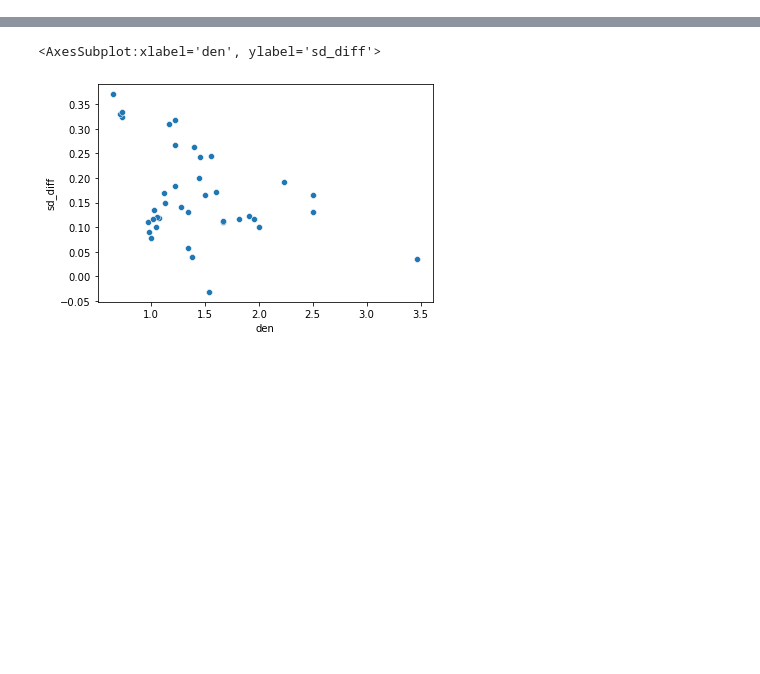
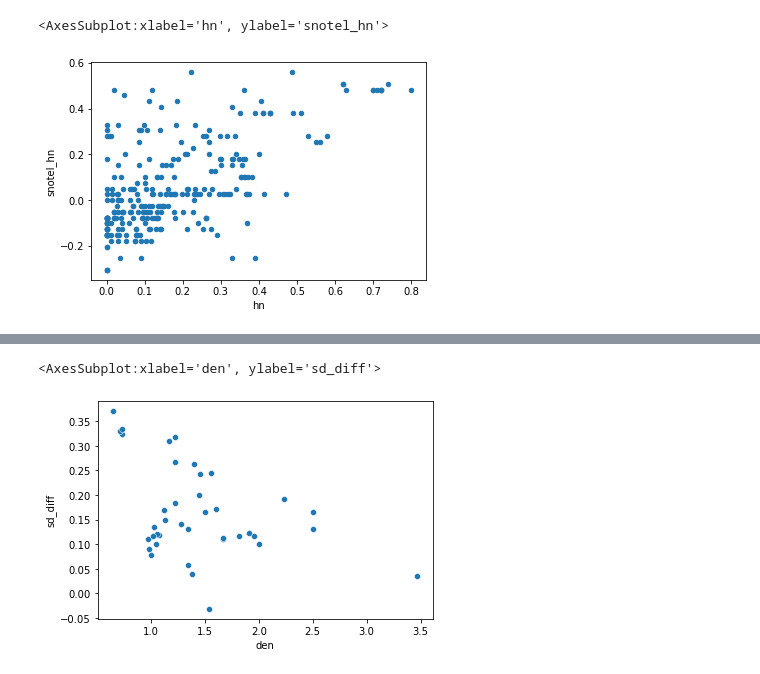
Before and after one commit to ZachHoppinen/uavsar-validation, a Jupyter notebook: src/play/interval.ipynb, the cells around one changed output, grey strips where cells are left out. Saved outputs shown, nothing was run; the diff lists cells and outputs as text; code cells hidden in the pictures; blank space fills up the shorter version.

```diff
--- a/src/play/interval.ipynb
+++ b/src/play/interval.ipynb
@@ -42,0 +103,5 @@ See the caveats in the documentation: https://pandas.pydata.org/pandas-docs/stab
+# %%
+combo[['date_t1', 'date_t2','hn','snotel_hn']].plot.scatter(x = 'hn', y = 'snotel_hn')
+# %% [output]
+<AxesSubplot:xlabel='hn', ylabel='snotel_hn'>
+[figure, added]
```
Also changed, not shown: parts of 29 cells of this notebook, 14 other files.
